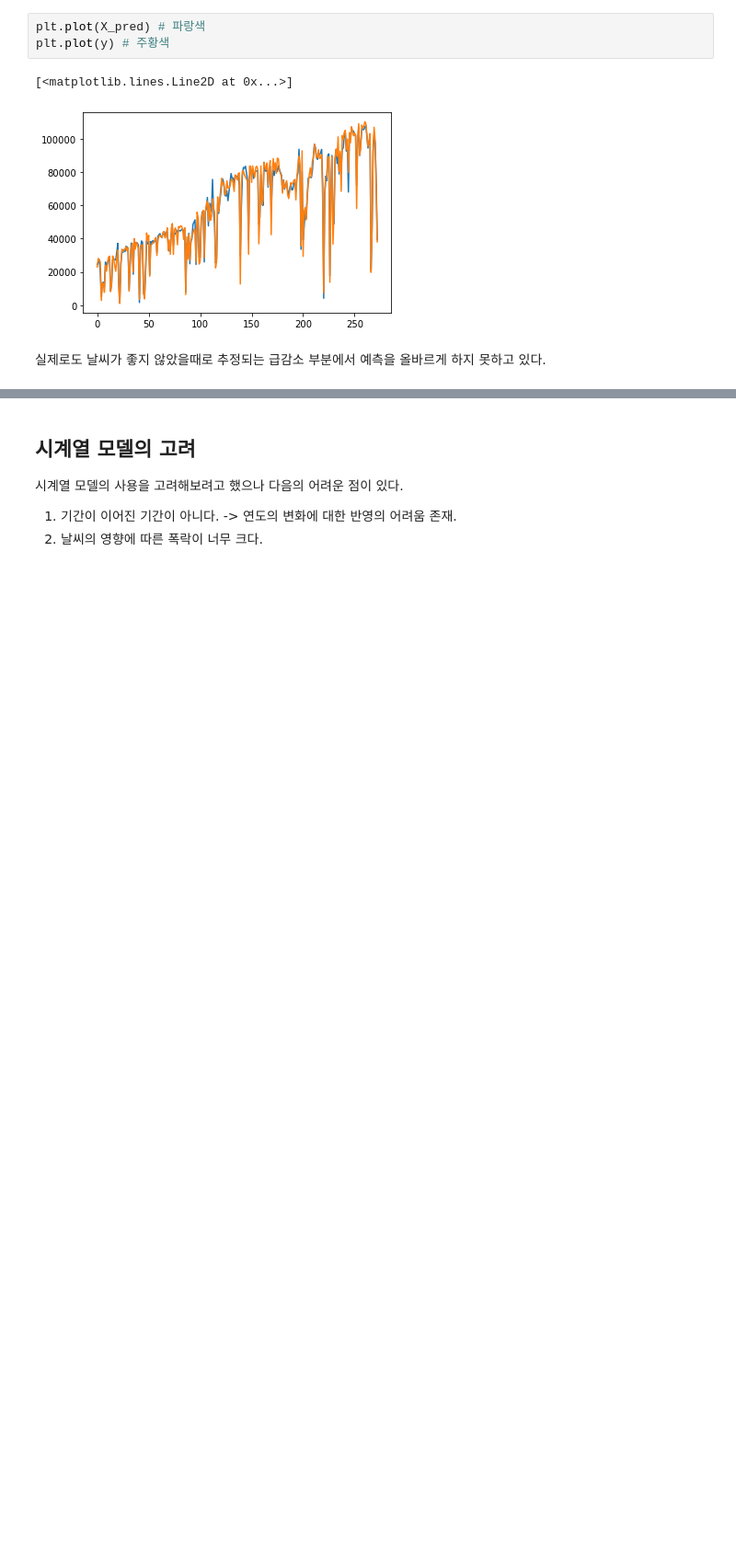
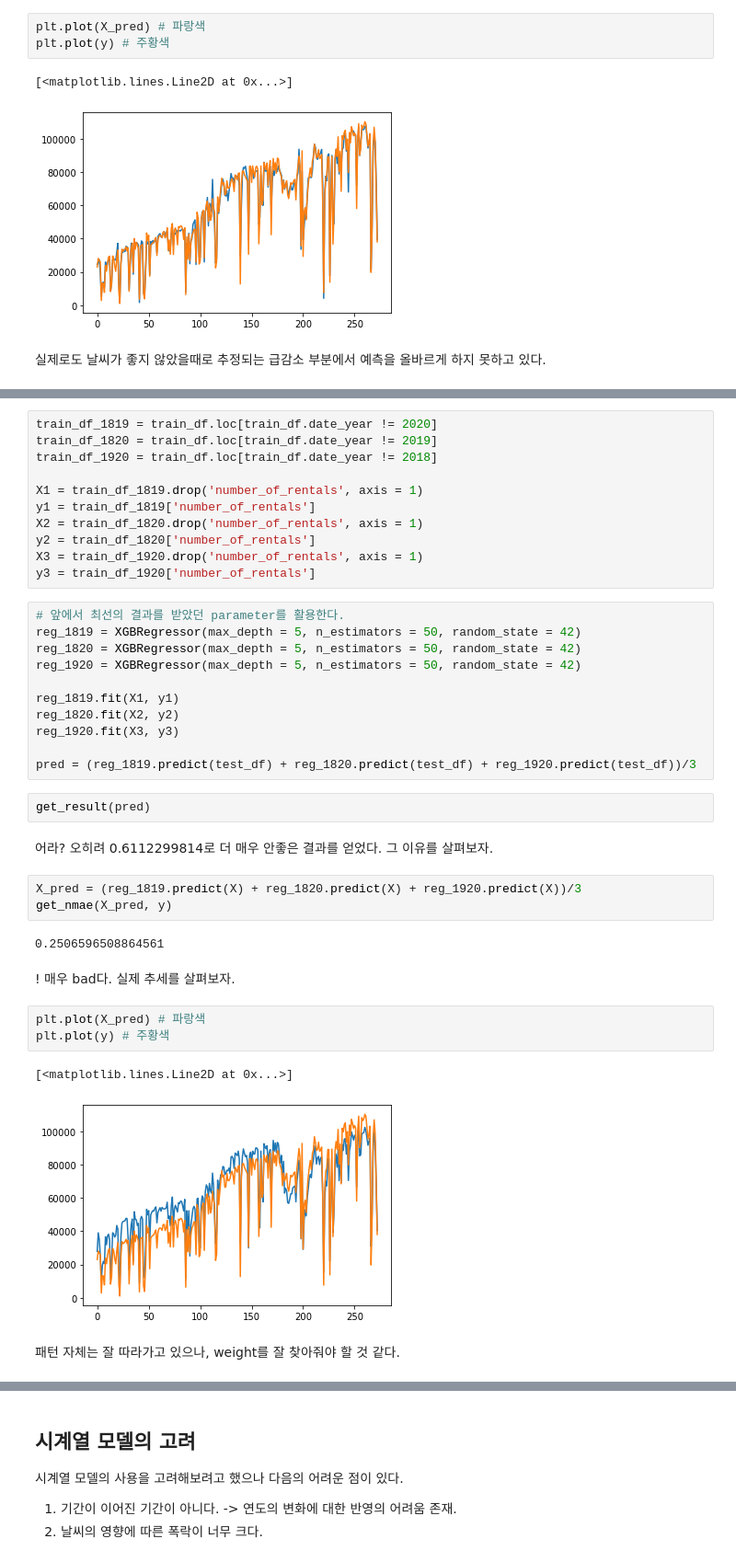
Before and after one commit to SeongwonTak/Data_Practices, a Jupyter notebook: DaconBasic_bicycle_rental/bicycle_rental_prediction.ipynb, the cells around one changed output, grey strips where cells are left out. Shown at 92% size. Drawn from its saved outputs; the diff is of its cells as text; blank space fills up the shorter version.

```diff
--- a/DaconBasic_bicycle_rental/bicycle_rental_prediction.ipynb
+++ b/DaconBasic_bicycle_rental/bicycle_rental_prediction.ipynb
@@ -619,0 +646,41 @@ plt.plot(y) # 주황색
+# %%
+train_df_1819 = train_df.loc[train_df.date_year != 2020]
+train_df_1820 = train_df.loc[train_df.date_year != 2019]
+train_df_1920 = train_df.loc[train_df.date_year != 2018]
+
+X1 = train_df_1819.drop('number_of_rentals', axis = 1)
+y1 = train_df_1819['number_of_rentals']
+X2 = train_df_1820.drop('number_of_rentals', axis = 1)
+y2 = train_df_1820['number_of_rentals']
+X3 = train_df_1920.drop('number_of_rentals', axis = 1)
+y3 = train_df_1920['number_of_rentals']
+# %%
+# 앞에서 최선의 결과를 받았던 parameter를 활용한다.
+reg_1819 = XGBRegressor(max_depth = 5, n_estimators = 50, random_state = 42)
+reg_1820 = XGBRegressor(max_depth = 5, n_estimators = 50, random_state = 42)
+reg_1920 = XGBRegressor(max_depth = 5, n_estimators = 50, random_state = 42)
+
+reg_1819.fit(X1, y1)
+reg_1820.fit(X2, y2)
+reg_1920.fit(X3, y3)
+
+pred = (reg_1819.predict(test_df) + reg_1820.predict(test_df) + reg_1920.predict(test_df))/3
+# %%
+get_result(pred)
+# %% [markdown]
+어라? 오히려 0.6112299814로 더 매우 안좋은 결과를 얻었다. 그 이유를 살펴보자.
+# %%
+X_pred = (reg_1819.predict(X) + reg_1820.predict(X) + reg_1920.predict(X))/3
+get_nmae(X_pred, y)
+# %% [output]
+0.2506596508864561
+# %% [markdown]
+! 매우 bad다. 실제 추세를 살펴보자.
+# %%
+plt.plot(X_pred) # 파랑색
+plt.plot(y) # 주황색
+# %% [output]
+[<matplotlib.lines.Line2D at 0x...>]
+[figure, added]
+# %% [markdown]
+패턴 자체는 잘 따라가고 있으나, weight를 잘 찾아줘야 할 것 같다.
```
Also changed, not shown: parts of 9 cells of this notebook, 1 other file.
